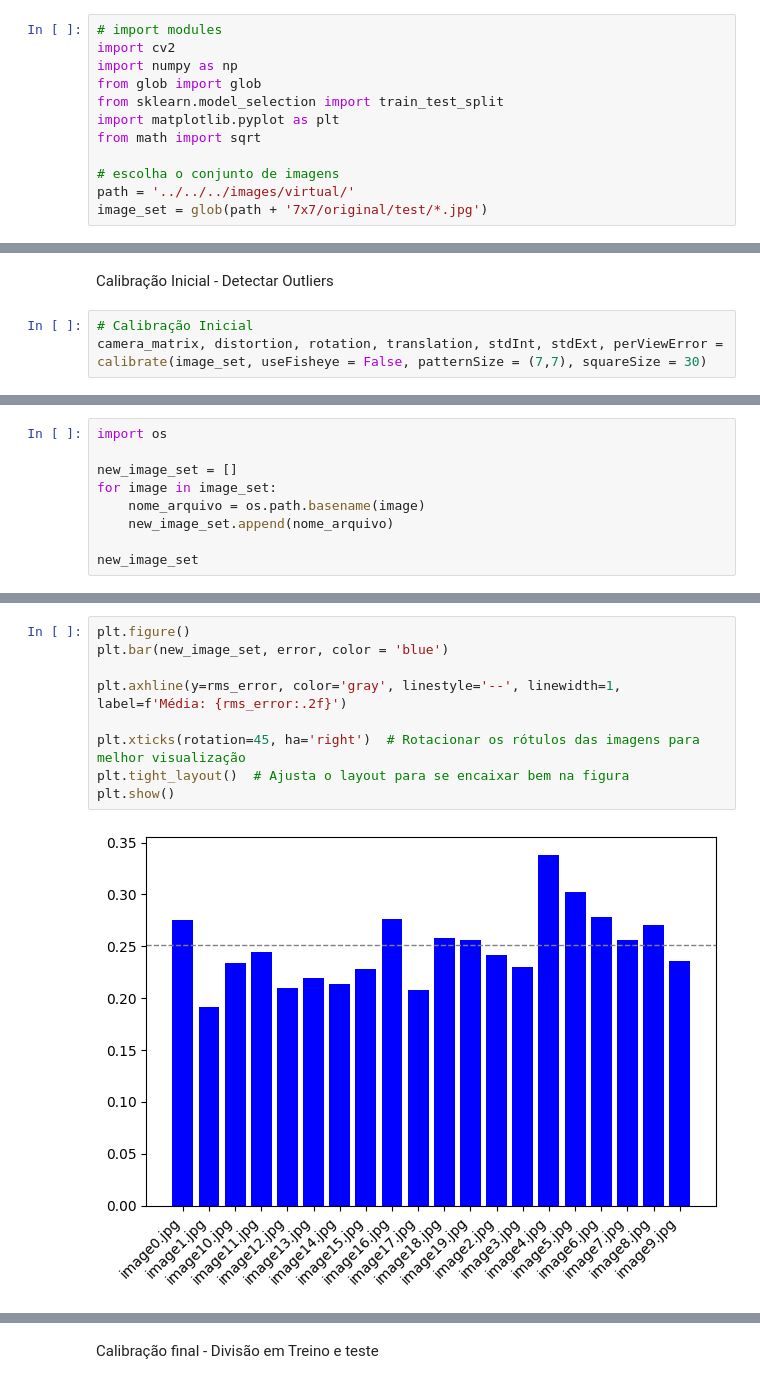
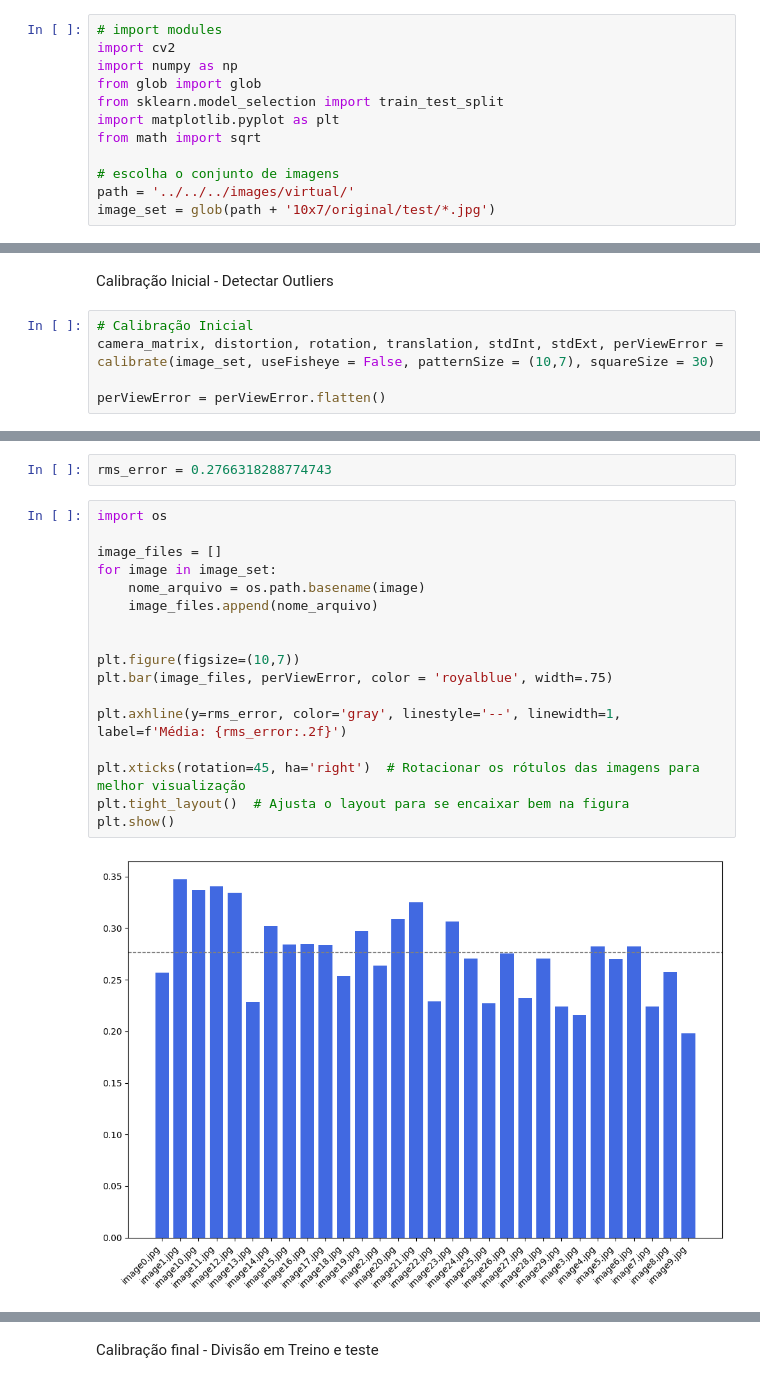
Before and after one commit to MateusPincho/Calibration-Mocap, a Jupyter notebook: modules/camera_calibration_analysis/k_folds/k-folds_analysis.ipynb, the cells around one changed output, grey strips where cells are left out. Saved outputs shown, nothing was run; the diff lists cells and outputs as text.

```diff
--- a/modules/camera_calibration_analysis/k_folds/k-folds_analysis.ipynb
+++ b/modules/camera_calibration_analysis/k_folds/k-folds_analysis.ipynb
@@ -9,7 +9,7 @@ from math import sqrt
 
 # escolha o conjunto de imagens
 path = '../../../images/virtual/'
-image_set = glob(path + '7x7/original/test/*.jpg')
+image_set = glob(path + '10x7/original/test/*.jpg')
 # %%
 # Funções de calibração
 
@@ -157,5 +158,7 @@ def calculate_rms_error(image_set, pattern_size, square_size, camera_matrix, dis
 Calibração Inicial - Detectar Outliers
 # %%
 # Calibração Inicial
-camera_matrix, distortion, rotation, translation, stdInt, stdExt, perViewError = calibrate(image_set, useFisheye = False, patternSize = (7,7), squareSize = 30)
+camera_matrix, distortion, rotation, translation, stdInt, stdExt, perViewError = calibrate(image_set, useFisheye = False, patternSize = (10,7), squareSize = 30)
+
+perViewError = perViewError.flatten()
 # %% [output]
@@ -183,9 +176,0 @@ rms_error = 0.250877723818188
-# %%
-import os
-
-new_image_set = []
-for image in image_set:
-    nome_arquivo = os.path.basename(image)
-    new_image_set.append(nome_arquivo)
-
-new_image_set
@@ -213,11 +177,21 @@ new_image_set
+# %%
+rms_error = 0.2766318288774743
 # %%
-plt.figure()
-plt.bar(new_image_set, error, color = 'blue')
+import os
+
+image_files = []
+for image in image_set:
+    nome_arquivo = os.path.basename(image)
+    image_files.append(nome_arquivo)
+
+
+plt.figure(figsize=(10,7))
+plt.bar(image_files, perViewError, color = 'royalblue', width=.75)
 
 plt.axhline(y=rms_error, color='gray', linestyle='--', linewidth=1, label=f'Média: {rms_error:.2f}')
 
 plt.xticks(rotation=45, ha='right')  # Rotacionar os rótulos das imagens para melhor visualização
 plt.tight_layout()  # Ajusta o layout para se encaixar bem na figura
 plt.show()
 # %% [output]
-[figure, old version]
+[figure, new version]
```
Also changed, not shown: parts of 13 cells of this notebook.
